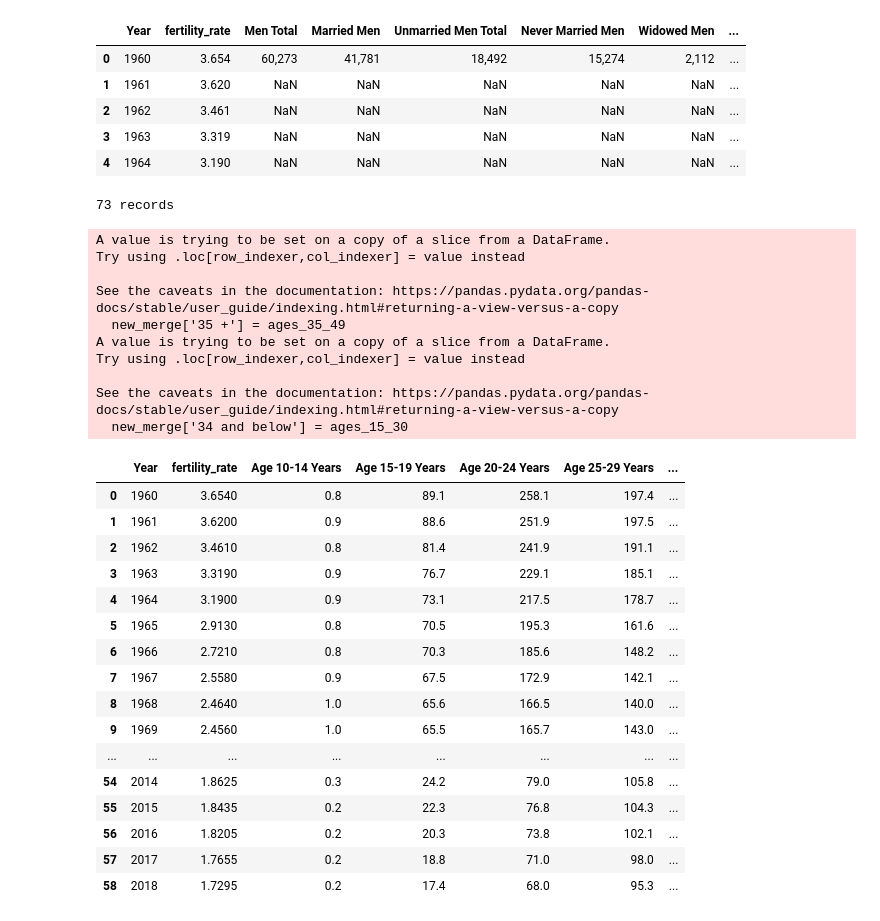
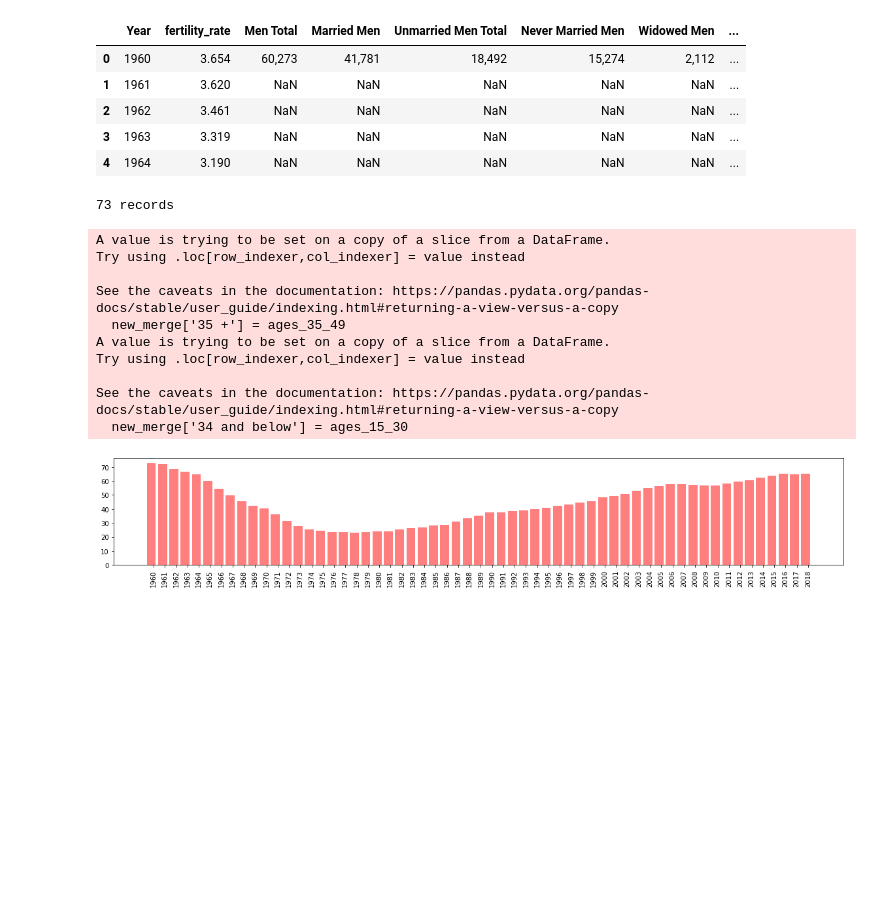
Before and after one commit to vlee2020/UCI-Project1-Group5, a Jupyter notebook: team5.ipynb, the cells around one changed output. Saved outputs shown, nothing was run; the diff lists cells and outputs as text; code cells hidden in the pictures; blank space fills up the shorter version.

Commit message:
Adding age group code and graph

```diff
--- a/team5.ipynb
+++ b/team5.ipynb
@@ -84,61 +84,47 @@ age_fertility_df = pd.read_csv(age_fertility_path)
 
 # Clean
 age_fertility_df = age_fertility_df[['Year', 'Age 10-14 Years', 'Age 15-19 Years', 'Age 20-24 Years',
                            'Age 25-29 Years', 'Age 30-34 Years', 'Age 35-39 Years', 'Age 40-44 Years', 'Age 45-49 Years']]
 
 # Merge with fertility rates
 merge_age_df = pd.merge(fertility_rate_df, age_fertility_df, on="Year", how="outer")
 
 # Print and display
 print(f'{len(merge_age_df)} records')
 
-# Print to csv - remove hashmark in front of below code to export to csv
-# merge_age_df.to_csv("Output/fertility_age.csv", index=False, header=True)
-# plt.scatter(fertility_rate_df, age_fertility_df, s=area, c=colors, alpha=0.0)
-# plt.title("Fertility rates by Age group")
-# plt.xlabel("Age group")
-# plt.ylabel("Fertility Rate")
+#Summing up age groups and storing into variable
 ages_15_30 = merge_age_df["Age 15-19 Years"] + merge_age_df["Age 20-24 Years"] + merge_age_df["Age 25-29 Years"] + merge_age_df["Age 30-34 Years"]
 ages_35_49 = merge_age_df['Age 35-39 Years'] + merge_age_df["Age 40-44 Years"] + merge_age_df["Age 45-49 Years"]
 
 new_merge = merge_age_df.dropna()
 new_merge['35 +'] = ages_35_49
 new_merge['34 and below'] = ages_15_30
-new_merge
-# plot_1 = new_merge['Year']
-# plot_2 = new_merge['35 +']
-# plot_3 = new_merge['34 and below']
-# # above_35 = merge_age_df["35 +"]
-# below_35 = merge_age_df["34 and below"]
+below_34 = new_merge['34 and below']
+new_table = new_merge[['Year','fertility_rate', '35 +', '34 and below']]
+min_amount = new_table['35 +'].min()
+max_amount = new_merge['35 +'].max()
 
-# plt.scatter(ages_15_30, ages_35_49, marke='o', facecolors='red', edgecolors='black',
-#            s=x_axis, alpha=0.75)
+x_axis = np.arange(len(new_table))
+tick_locations = [value+0.6 for value in x_axis]
+plt.figure(figsize=(20, 3))
+plt.bar(x_axis, new_table['35 +'], color='r', alpha=0.5, align='edge')
+plt.xticks(tick_locations, round(new_table['Year']), rotation='vertical')
+plt.savefig('Bar_chart_35+.png')
+
+# plt.title("Fertility rate from 1960-2018, 35 and older")
+# plt.xlabel('Year')
+# plt.ylabel('Sum of 35 and olde fertility rate for that year')
+# plt.show()
 # %% [output]
 73 records
 A value is trying to be set on a copy of a slice from a DataFrame.
 Try using .loc[row_indexer,col_indexer] = value instead
 
 See the caveats in the documentation: https://pandas.pydata.org/pandas-docs/stable/user_guide/indexing.html#returning-a-view-versus-a-copy
   new_merge['35 +'] = ages_35_49
 A value is trying to be set on a copy of a slice from a DataFrame.
 Try using .loc[row_indexer,col_indexer] = value instead
 
 See the caveats in the documentation: https://pandas.pydata.org/pandas-docs/stable/user_guide/indexing.html#returning-a-view-versus-a-copy
   new_merge['34 and below'] = ages_15_30
-|  | Year | fertility_rate | Age 10-14 Years | Age 15-19 Years | Age 20-24 Years | Age 25-29 Years | ... |
-| 0 | 1960 | 3.6540 | 0.8 | 89.1 | 258.1 | 197.4 | ... |
-| 1 | 1961 | 3.6200 | 0.9 | 88.6 | 251.9 | 197.5 | ... |
-| 2 | 1962 | 3.4610 | 0.8 | 81.4 | 241.9 | 191.1 | ... |
-| 3 | 1963 | 3.3190 | 0.9 | 76.7 | 229.1 | 185.1 | ... |
-| 4 | 1964 | 3.1900 | 0.9 | 73.1 | 217.5 | 178.7 | ... |
-| 5 | 1965 | 2.9130 | 0.8 | 70.5 | 195.3 | 161.6 | ... |
-| 6 | 1966 | 2.7210 | 0.8 | 70.3 | 185.6 | 148.2 | ... |
-| 7 | 1967 | 2.5580 | 0.9 | 67.5 | 172.9 | 142.1 | ... |
-| 8 | 1968 | 2.4640 | 1.0 | 65.6 | 166.5 | 140.0 | ... |
-| 9 | 1969 | 2.4560 | 1.0 | 65.5 | 165.7 | 143.0 | ... |
-| ... | ... | ... | ... | ... | ... | ... | ... |
-| 54 | 2014 | 1.8625 | 0.3 | 24.2 | 79.0 | 105.8 | ... |
-| 55 | 2015 | 1.8435 | 0.2 | 22.3 | 76.8 | 104.3 | ... |
-| 56 | 2016 | 1.8205 | 0.2 | 20.3 | 73.8 | 102.1 | ... |
-| 57 | 2017 | 1.7655 | 0.2 | 18.8 | 71.0 | 98.0 | ... |
-| 58 | 2018 | 1.7295 | 0.2 | 17.4 | 68.0 | 95.3 | ... |
+[figure, added]
```
Also changed, not shown: parts of 5 cells of this notebook.
